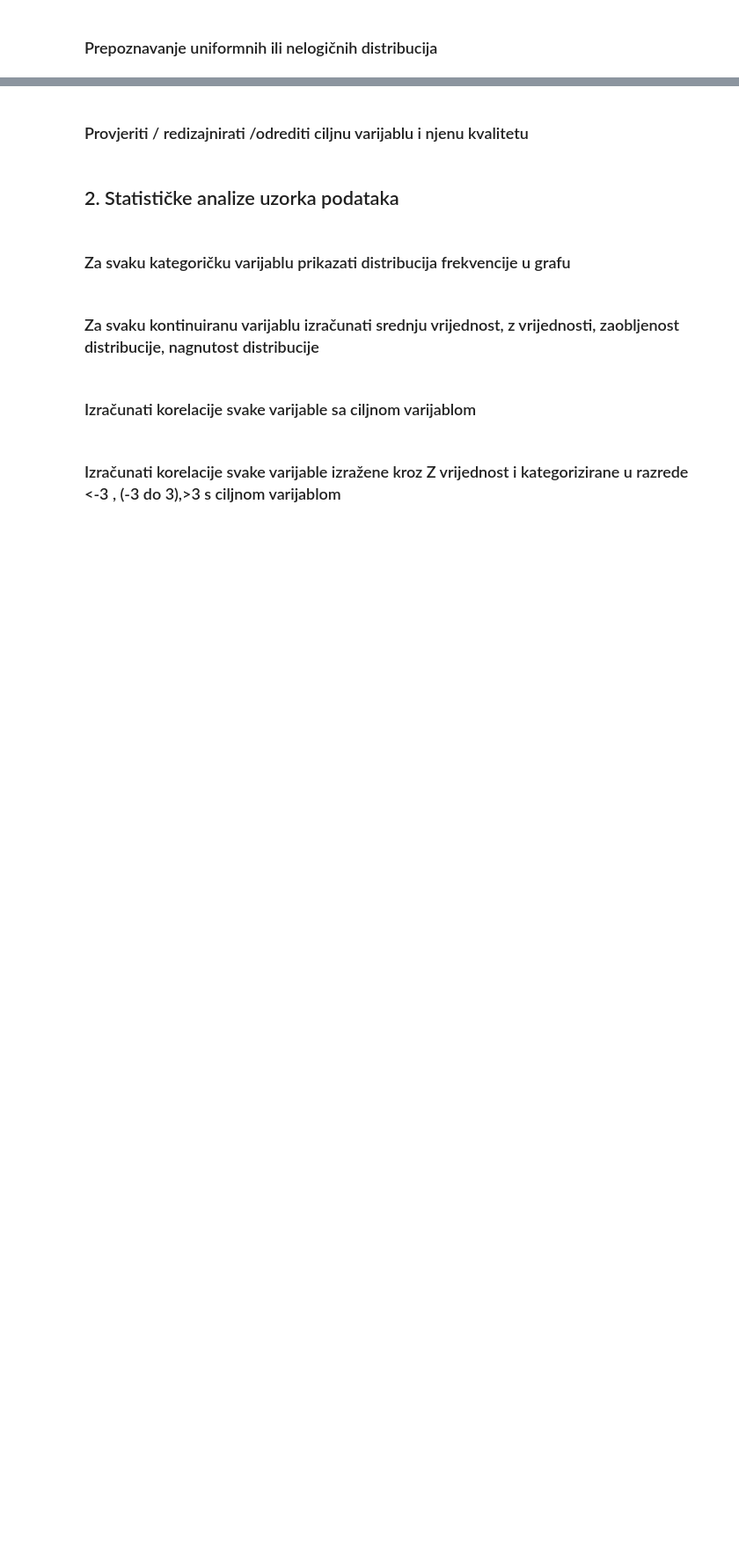
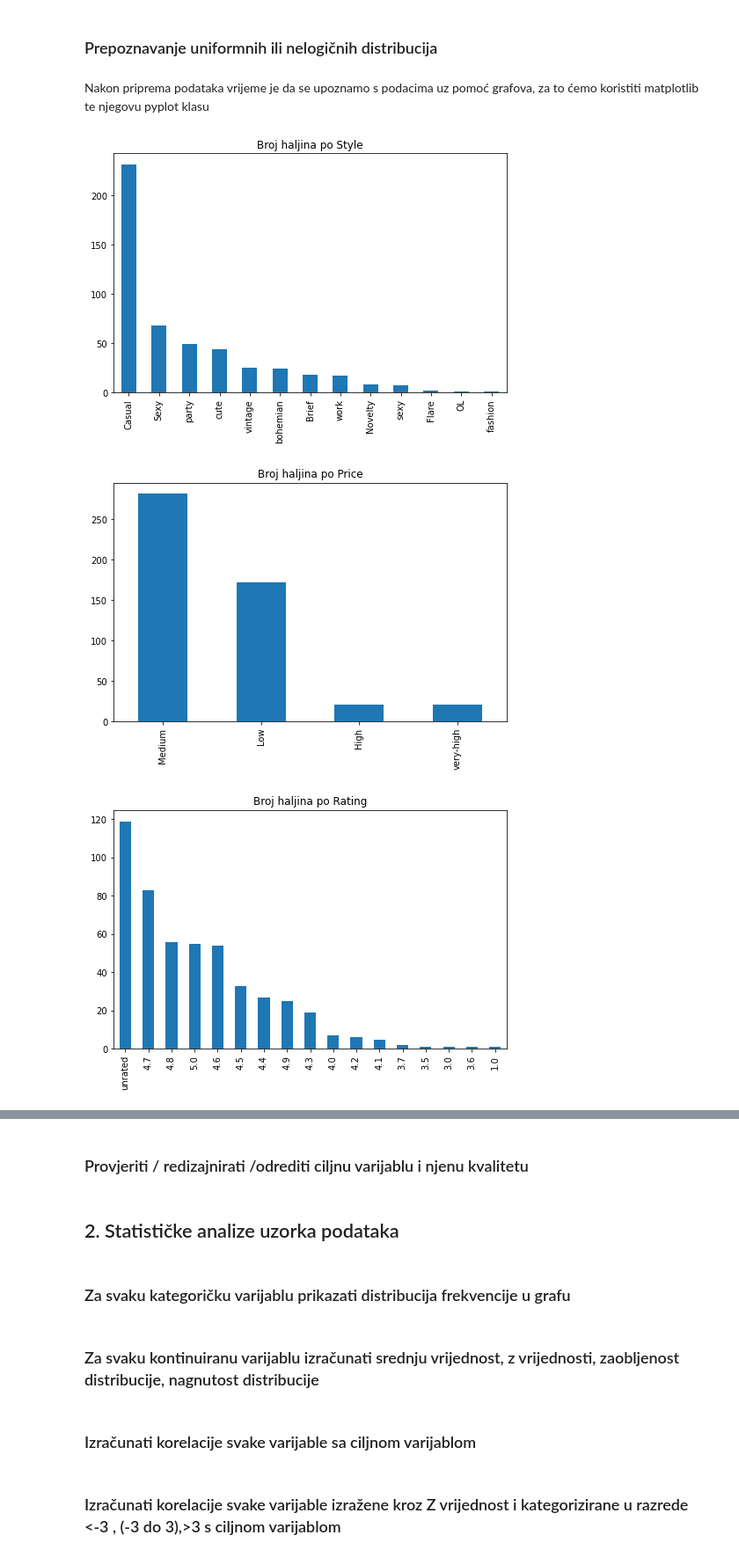
Before and after one commit to kelj0/university, a Jupyter notebook: SPO/SPO_Karlo_Kegljevic.ipynb, the cells around one changed output, grey strips where cells are left out. Shown: that part at 88% size. Saved outputs shown, nothing was run; the diff lists cells and outputs as text; code cells hidden in the pictures; blank space fills up the shorter version.

```diff
--- a/SPO/SPO_Karlo_Kegljevic.ipynb
+++ b/SPO/SPO_Karlo_Kegljevic.ipynb
@@ -163,0 +167,11 @@ Ukoliko je iznad prazna tablica mozemo zakljuciti da smo ocistili sve NaN vrijed
+# %%
+dresses['Price'] = dresses['Price'].replace('high', 'High')
+dresses['Price'] = dresses['Price'].replace('low', 'Low')
+dresses['Price'] = dresses['Price'].replace('Average', 'Medium')
+dresses['Size'] = dresses['Size'].replace('s', 'small')
+dresses['Size'] = dresses['Size'].replace('S', 'small')
+dresses['Rating'] = dresses['Rating'].replace(0.0, 'unrated')
+dresses['SleeveLength'] = dresses['SleeveLength'].replace('sleevless', 'sleeveless')
+price = dresses["Price"]
+price_uniq = price.drop_duplicates()
+price_uniq
@@ -167,0 +186,19 @@ Ukoliko je iznad prazna tablica mozemo zakljuciti da smo ocistili sve NaN vrijed
+# %% [markdown]
+Nakon priprema podataka vrijeme je da se upoznamo s podacima uz pomoć grafova, za to ćemo koristiti matplotlib te njegovu pyplot klasu
+# %%
+%matplotlib inline
+import matplotlib.pyplot as plt
+from pandas import DataFrame
+
+def draw_column_freq_plot(c,name):
+    c.value_counts().plot(kind='bar', figsize=(8,5), title="Broj haljina po " + name)
+    ax.set_xlabel(name)
+    ax.set_ylabel("Frequency")
+    plt.show()
+
+for c in dresses.columns[1:]:  # preskacemo dress_ID
+    draw_column_freq_plot(dresses[c],c)
+# %% [output]
+[figure, added]
+[figure, added]
+[figure, added]
```
Also changed, not shown: parts of 10 cells of this notebook.
